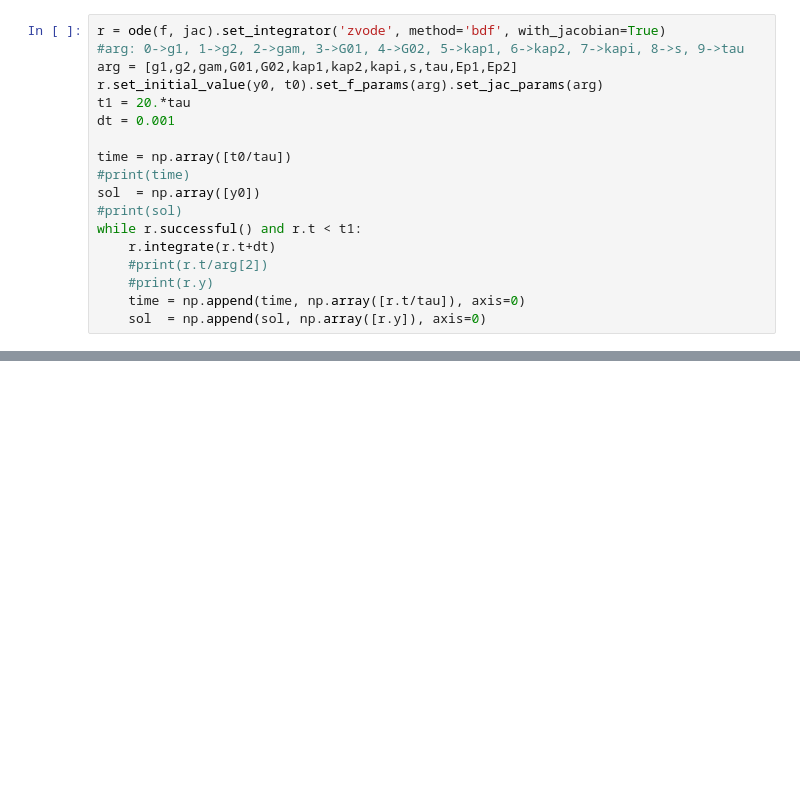
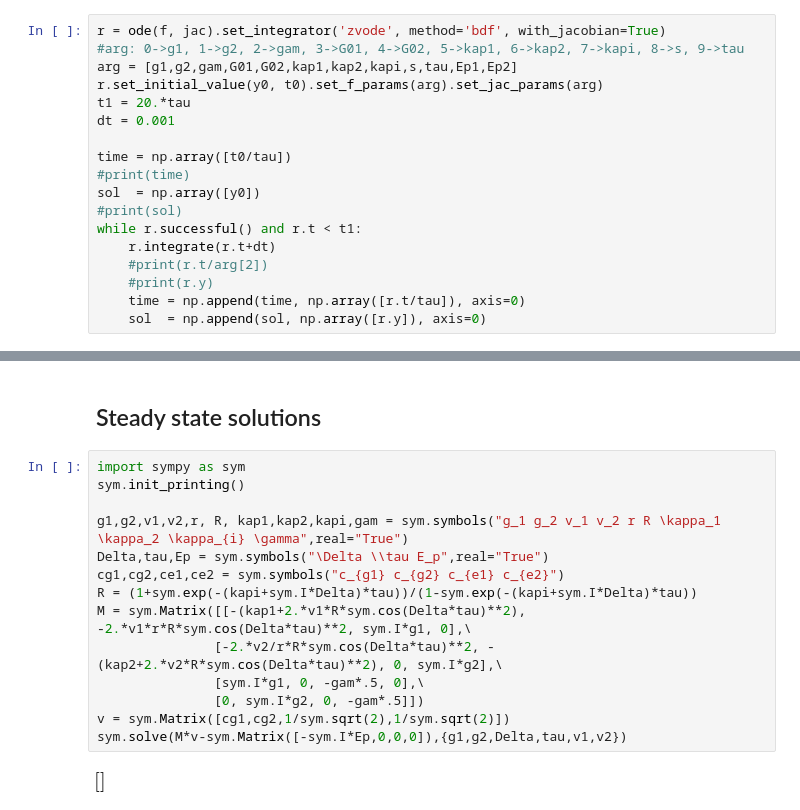
Before and after one commit to nemetniki/with-Andreas, a Jupyter notebook: CCQED.ipynb, the cells around one changed output, grey strips where cells are left out. Cells and saved outputs as stored; diff of their text form; blank space fills up the shorter version.

```diff
--- a/CCQED.ipynb
+++ b/CCQED.ipynb
@@ -635,0 +647,18 @@ plt.show()
+# %% [markdown]
+## Steady state solutions
+# %%
+import sympy as sym
+sym.init_printing()
+
+g1,g2,v1,v2,r, R, kap1,kap2,kapi,gam = sym.symbols("g_1 g_2 v_1 v_2 r R \kappa_1 \kappa_2 \kappa_{i} \gamma",real="True")
+Delta,tau,Ep = sym.symbols("\Delta \\tau E_p",real="True")
+cg1,cg2,ce1,ce2 = sym.symbols("c_{g1} c_{g2} c_{e1} c_{e2}")
+R = (1+sym.exp(-(kapi+sym.I*Delta)*tau))/(1-sym.exp(-(kapi+sym.I*Delta)*tau))
+M = sym.Matrix([[-(kap1+2.*v1*R*sym.cos(Delta*tau)**2), -2.*v1*r*R*sym.cos(Delta*tau)**2, sym.I*g1, 0],\
+               [-2.*v2/r*R*sym.cos(Delta*tau)**2, -(kap2+2.*v2*R*sym.cos(Delta*tau)**2), 0, sym.I*g2],\
+               [sym.I*g1, 0, -gam*.5, 0],\
+               [0, sym.I*g2, 0, -gam*.5]])
+v = sym.Matrix([cg1,cg2,1/sym.sqrt(2),1/sym.sqrt(2)])
+sym.solve(M*v-sym.Matrix([-sym.I*Ep,0,0,0]),{g1,g2,Delta,tau,v1,v2})
+# %% [output]
+[figure, added]
```
Also changed, not shown: parts of 6 cells of this notebook.
